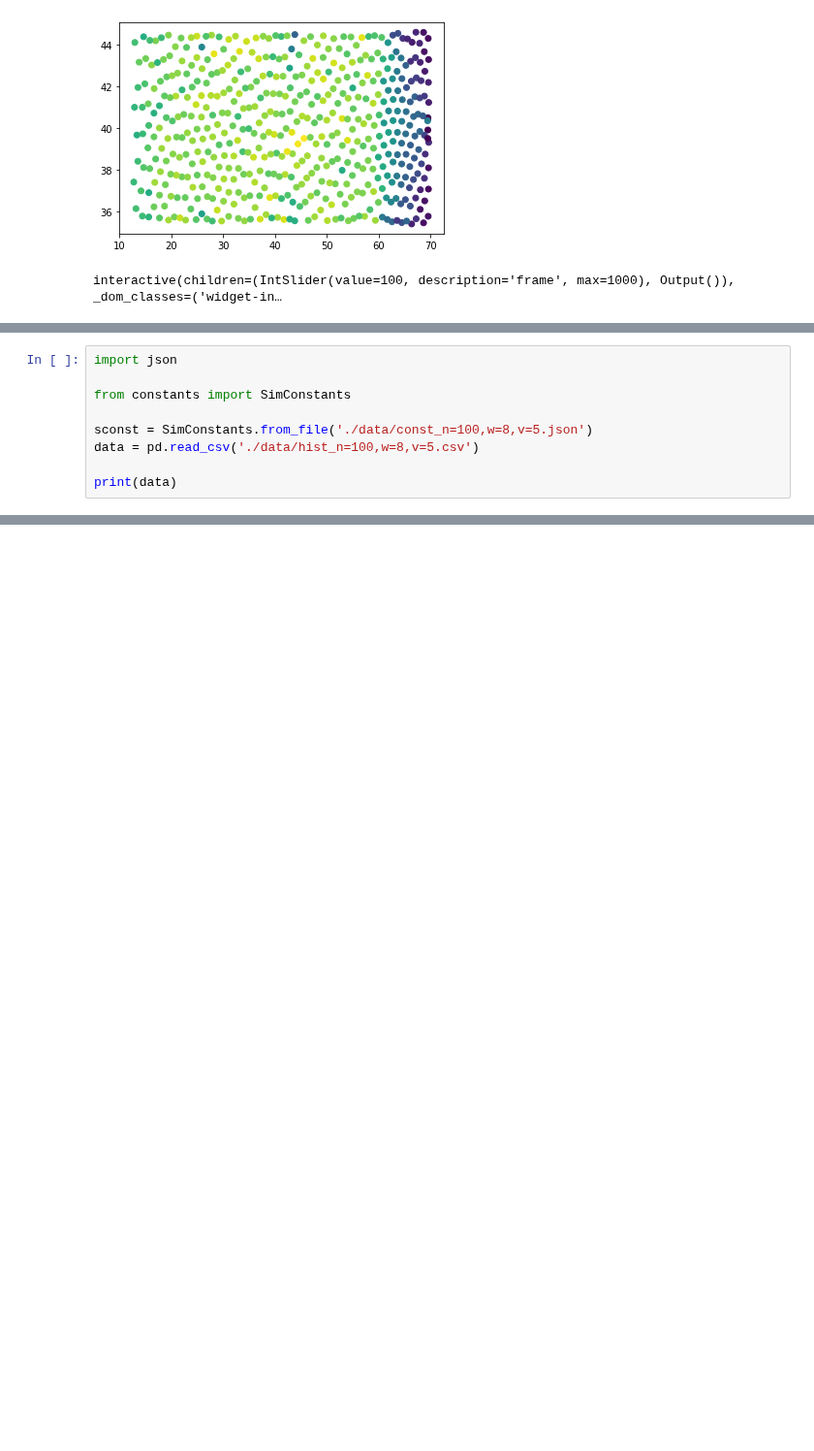
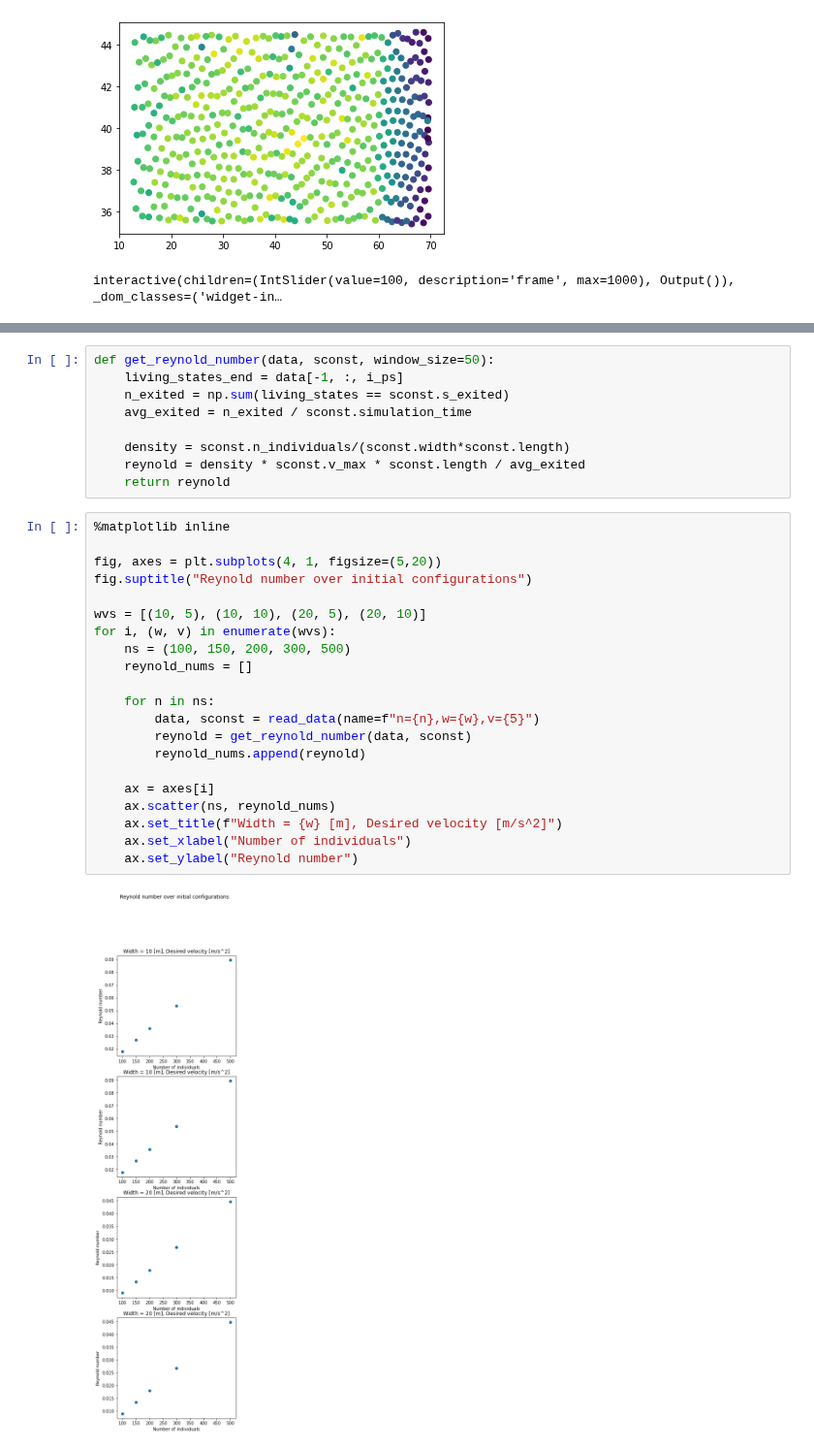
Before and after one commit to gasparyanartur/crowd-disasters-simulation, a Jupyter notebook: analysis.ipynb, the cells around one changed output, grey strips where cells are left out. Shown at 97% size. Cells and saved outputs as stored; diff of their text form; blank space fills up the shorter version.

```diff
--- a/analysis.ipynb
+++ b/analysis.ipynb
@@ -200,9 +184,0 @@ interactive(children=(IntSlider(value=100, description='frame', max=1000), Outpu
-# %%
-import json
-
-from constants import SimConstants
-
-sconst = SimConstants.from_file('./data/const_n=100,w=8,v=5.json')
-data = pd.read_csv('./data/hist_n=100,w=8,v=5.csv')
-
-print(data)
@@ -226,0 +187,32 @@ print(data)
+# %%
+def get_reynold_number(data, sconst, window_size=50):
+    living_states_end = data[-1, :, i_ps]
+    n_exited = np.sum(living_states == sconst.s_exited)
+    avg_exited = n_exited / sconst.simulation_time
+
+    density = sconst.n_individuals/(sconst.width*sconst.length)
+    reynold = density * sconst.v_max * sconst.length / avg_exited
+    return reynold
+# %%
+%matplotlib inline
+
+fig, axes = plt.subplots(4, 1, figsize=(5,20))
+fig.suptitle("Reynold number over initial configurations")
+
+wvs = [(10, 5), (10, 10), (20, 5), (20, 10)]
+for i, (w, v) in enumerate(wvs):
+    ns = (100, 150, 200, 300, 500)
+    reynold_nums = []
+
+    for n in ns:
+        data, sconst = read_data(name=f"n={n},w={w},v={5}")
+        reynold = get_reynold_number(data, sconst)
+        reynold_nums.append(reynold)
+
+    ax = axes[i]
+    ax.scatter(ns, reynold_nums)
+    ax.set_title(f"Width = {w} [m], Desired velocity [m/s^2]")
+    ax.set_xlabel("Number of individuals")
+    ax.set_ylabel("Reynold number")
+# %% [output]
+[figure, added]
```
Also changed, not shown: parts of 7 cells of this notebook.
